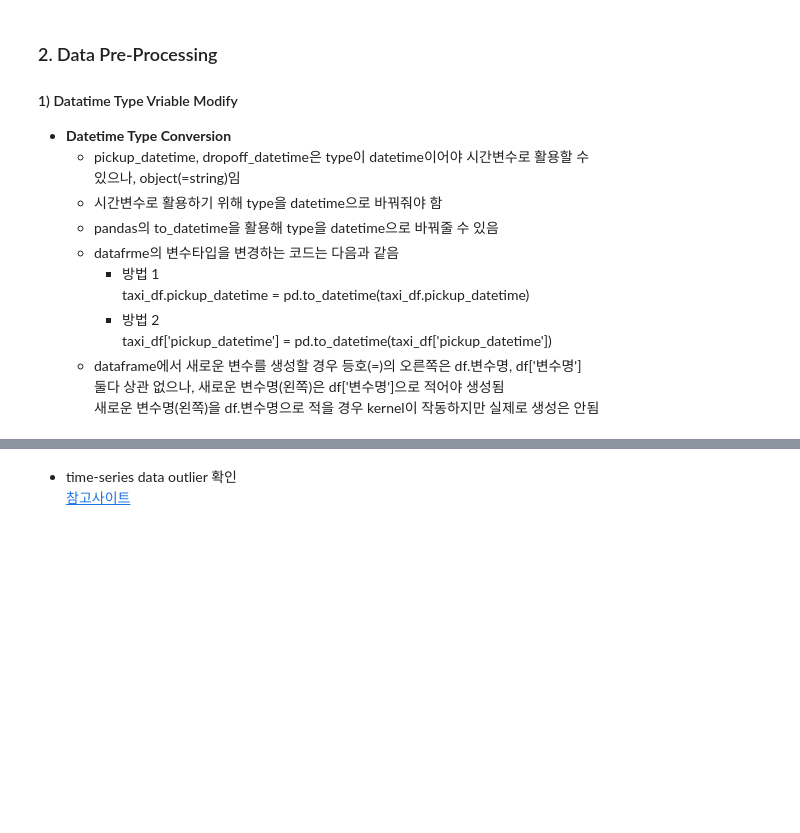
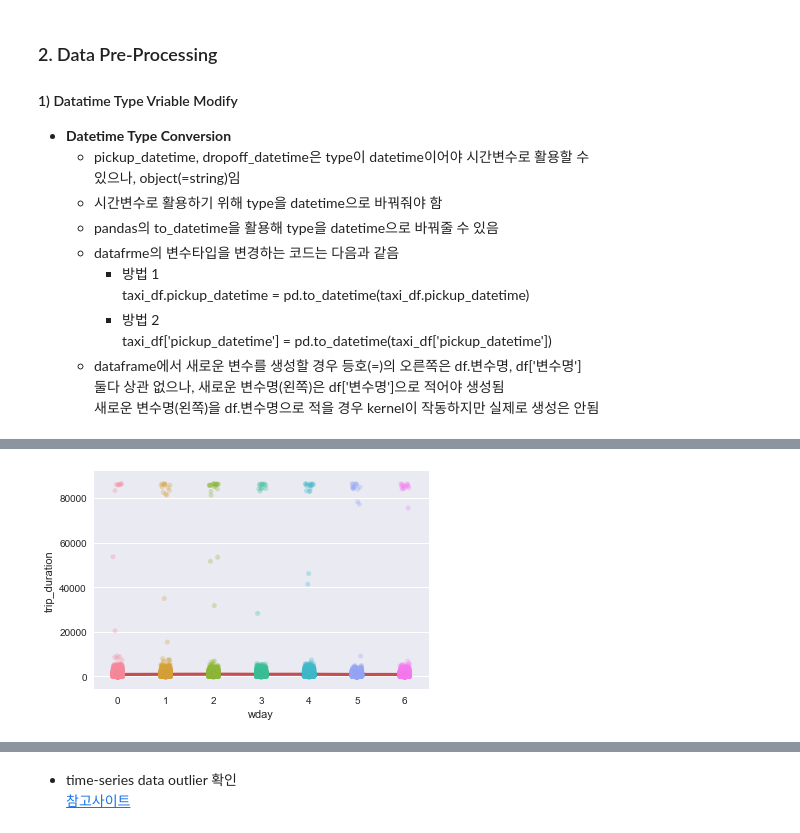
Before and after one commit to GIMINSU/nyc_taxi, a Jupyter notebook: nyc_taxi.ipynb, the cells around one changed output, grey strips where cells are left out. Saved outputs shown, nothing was run; the diff lists cells and outputs as text; code cells hidden in the pictures; blank space fills up the shorter version.

```diff
--- a/nyc_taxi.ipynb
+++ b/nyc_taxi.ipynb
@@ -196,0 +218,6 @@ sns.set_color_codes()
+# %%
+sns.stripplot(x="wday", y="trip_duration", data=df, jitter=True, alpha=.3)
+sns.pointplot(x="wday", y="trip_duration", data=df, dodge=True, color='r')
+plt.show()
+# %% [output]
+[figure, added]
```
Also changed, not shown: parts of 103 cells of this notebook.
